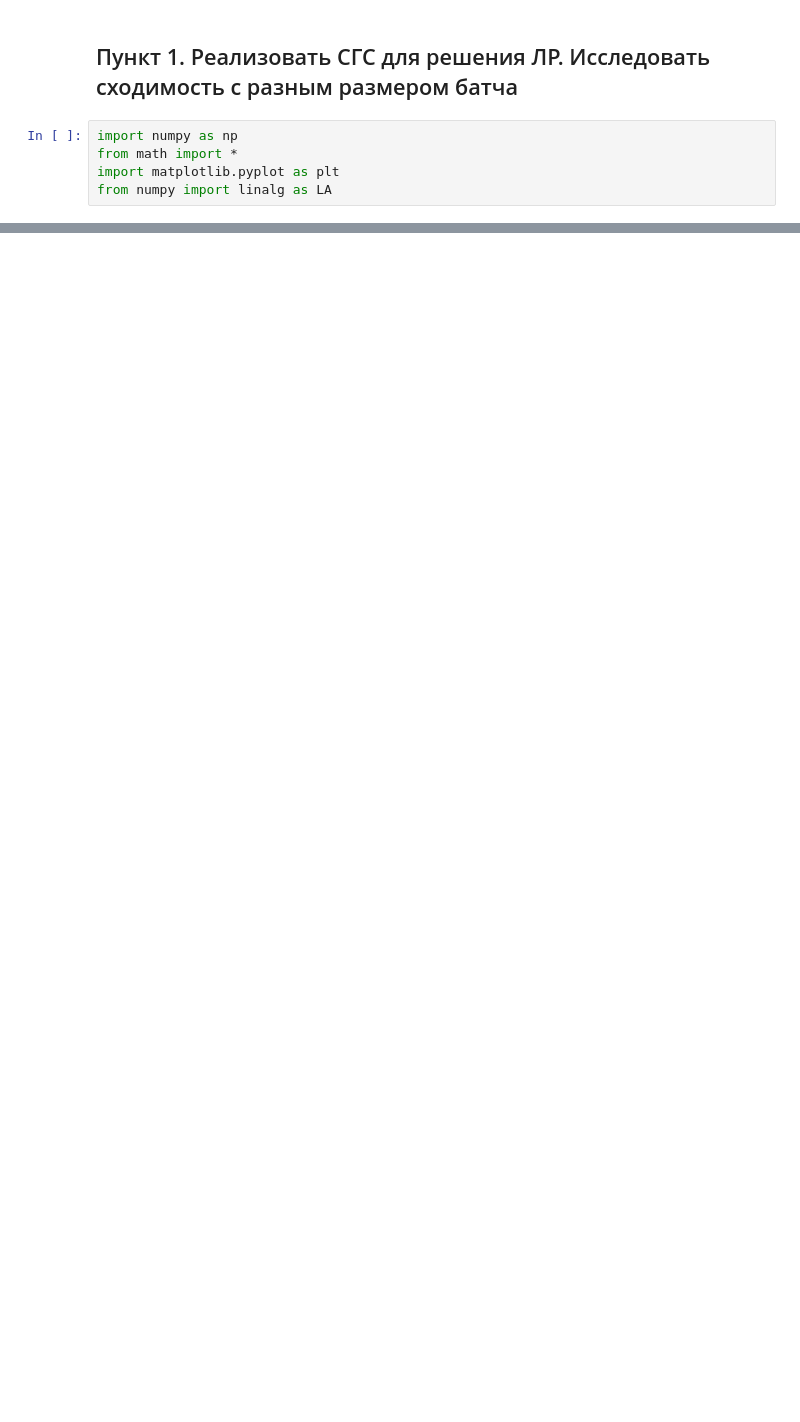
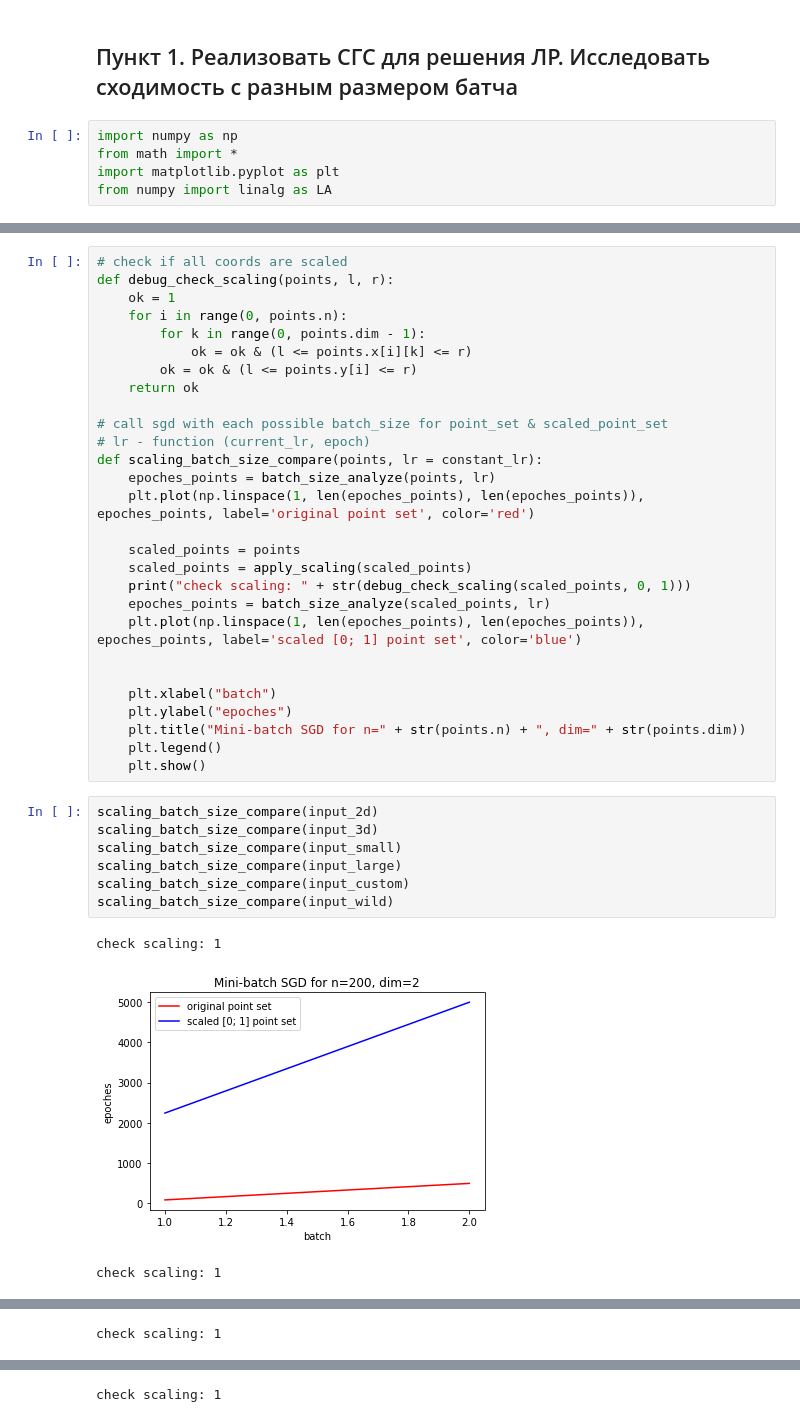
Before and after one commit to Volodka22/MetOpt, a Jupyter notebook: lab2/linear-regression.ipynb, the cells around one changed output, grey strips where cells are left out. Drawn from its saved outputs; the diff is of its cells as text; blank space fills up the shorter version.

```diff
--- a/lab2/linear-regression.ipynb
+++ b/lab2/linear-regression.ipynb
@@ -148,0 +229,39 @@ print_linear_regression_epochs(input_2d, 2)
+# %%
+# check if all coords are scaled
+def debug_check_scaling(points, l, r):
+    ok = 1
+    for i in range(0, points.n):
+        for k in range(0, points.dim - 1):
+            ok = ok & (l <= points.x[i][k] <= r)
+        ok = ok & (l <= points.y[i] <= r)
+    return ok
+
+# call sgd with each possible batch_size for point_set & scaled_point_set
+# lr - function (current_lr, epoch)
+def scaling_batch_size_compare(points, lr = constant_lr):
+    epoches_points = batch_size_analyze(points, lr)
+    plt.plot(np.linspace(1, len(epoches_points), len(epoches_points)), epoches_points, label='original point set', color='red')
+
+    scaled_points = points
+    scaled_points = apply_scaling(scaled_points)
+    print("check scaling: " + str(debug_check_scaling(scaled_points, 0, 1)))
+    epoches_points = batch_size_analyze(scaled_points, lr)
+    plt.plot(np.linspace(1, len(epoches_points), len(epoches_points)), epoches_points, label='scaled [0; 1] point set', color='blue')
+
+
+    plt.xlabel("batch")
+    plt.ylabel("epoches")
+    plt.title("Mini-batch SGD for n=" + str(points.n) + ", dim=" + str(points.dim))
+    plt.legend()
+    plt.show()
+# %%
+scaling_batch_size_compare(input_2d)
+scaling_batch_size_compare(input_3d)
+scaling_batch_size_compare(input_small)
+scaling_batch_size_compare(input_large)
+scaling_batch_size_compare(input_custom)
+scaling_batch_size_compare(input_wild)
+# %% [output]
+check scaling: 1
+[figure, added]
+check scaling: 1
@@ -148,0 +269 @@ print_linear_regression_epochs(input_2d, 2)
+check scaling: 1
@@ -148,0 +271 @@ print_linear_regression_epochs(input_2d, 2)
+check scaling: 1
```
Also changed, not shown: parts of 19 cells of this notebook.
